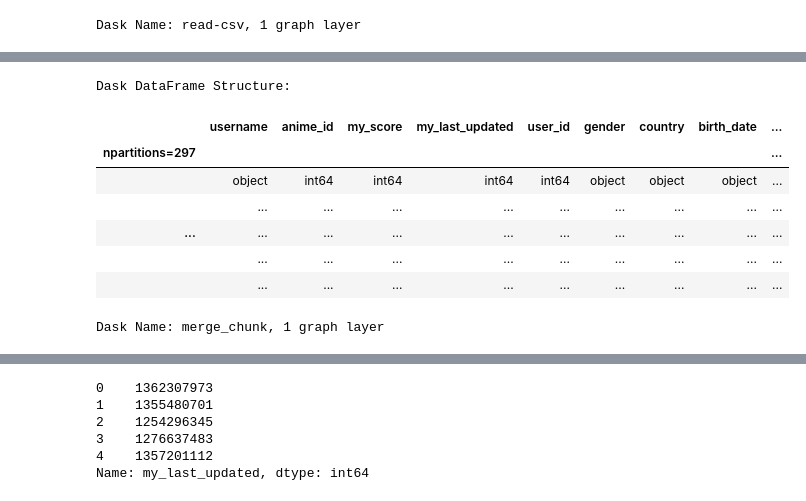
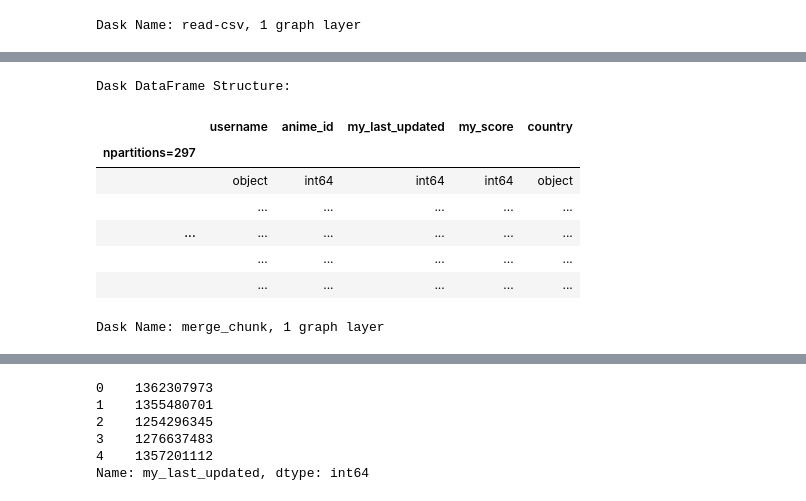
Before and after one commit to com-480-data-visualization/project-2023-vizmoica, a Jupyter notebook: preprocessing/eda_rating.ipynb, the cells around one changed output, grey strips where cells are left out. Saved outputs shown, nothing was run; the diff lists cells and outputs as text; code cells hidden in the pictures.

Commit message:
fix lag with graph1

```diff
--- a/preprocessing/eda_rating.ipynb
+++ b/preprocessing/eda_rating.ipynb
@@ -80,7 +80,7 @@ Dask DataFrame Structure:
 |  | ... | ... | ... | ... | ... | ... | ... | ... |
 Dask Name: read-csv, 1 graph layer
 # %%
-df_rating = df_rating[['username', 'anime_id', 'my_score','my_last_updated']]
+df_rating = df_rating[['username', 'anime_id','my_last_updated', "my_score"]]
 df_rating
 # %% [output]
 Dask DataFrame Structure:
@@ -111,0 +95,3 @@ df_animes
+# %%
+users = pd.read_csv(data /"graph3_map/user_country.csv")
+users["user_id"].nunique(), users["country"].nunique()
@@ -111,0 +109,2 @@ df_animes
+# %%
+users = users[["username","country"]]
@@ -112,15 +122,15 @@ df_animes
 # %%
-df_users_ratings = df_rating.merge(users[["username", "user_id", "gender", "country", "birth_date", "join_date", "stats_mean_score", "stats_episodes"]], left_on="username", right_on="username").persist()
+df_users_ratings = df_rating.merge(users[["username", "country"]], left_on="username", right_on="username").persist()
 df_users_ratings
 # %% [output]
 Dask DataFrame Structure:
-|  | username | anime_id | my_score | my_last_updated | user_id | gender | country | birth_date | ... |
-| npartitions=297 |  |  |  |  |  |  |  |  | ... |
-|  | object | int64 | int64 | int64 | int64 | object | object | object | ... |
-|  | ... | ... | ... | ... | ... | ... | ... | ... | ... |
-| ... | ... | ... | ... | ... | ... | ... | ... | ... | ... |
-|  | ... | ... | ... | ... | ... | ... | ... | ... | ... |
-|  | ... | ... | ... | ... | ... | ... | ... | ... | ... |
+|  | username | anime_id | my_last_updated | my_score | country |
+| npartitions=297 |  |  |  |  |  |
+|  | object | int64 | int64 | int64 | object |
+|  | ... | ... | ... | ... | ... |
+| ... | ... | ... | ... | ... | ... |
+|  | ... | ... | ... | ... | ... |
+|  | ... | ... | ... | ... | ... |
 Dask Name: merge_chunk, 1 graph layer
 # %%
 df_res = df_users_ratings.merge(df_animes, left_on="anime_id", right_on="anime_id").persist()
```
Also changed, not shown: parts of 66 cells of this notebook, 4 other files.
